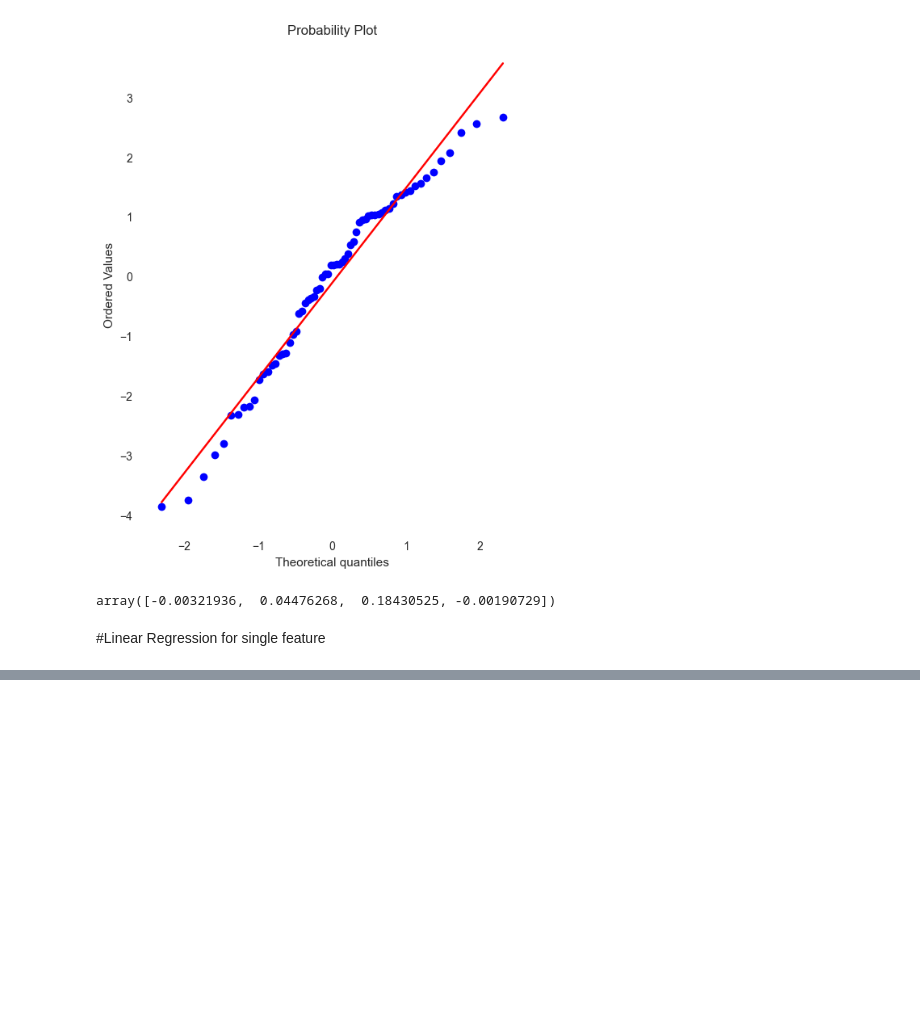
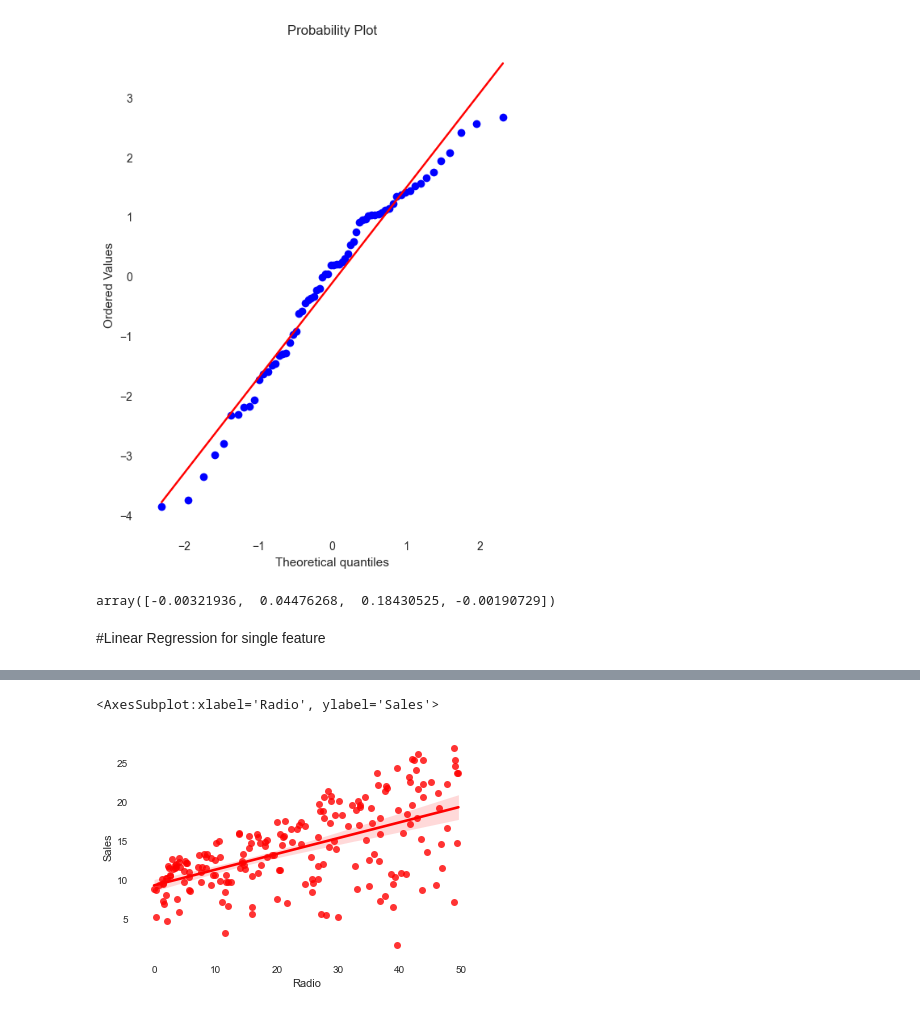
Before and after one commit to devdivyansh522399/ML_CLASS, a Jupyter notebook: Test Notebook/Linear_regression.ipynb, the cells around one changed output, grey strips where cells are left out. Drawn from its saved outputs; the diff is of its cells as text; code cells hidden in the pictures; blank space fills up the shorter version.

```diff
--- a/Test Notebook/Linear_regression.ipynb
+++ b/Test Notebook/Linear_regression.ipynb
@@ -360,0 +382,5 @@ y_hat = model.predict(x)
+# %%
+sns.regplot(data=df, x='Radio', y='Sales', color='red') #OLS
+# %% [output]
+<AxesSubplot:xlabel='Radio', ylabel='Sales'>
+[figure, added]
```
Also changed, not shown: parts of 5 cells of this notebook, 4 other files.
